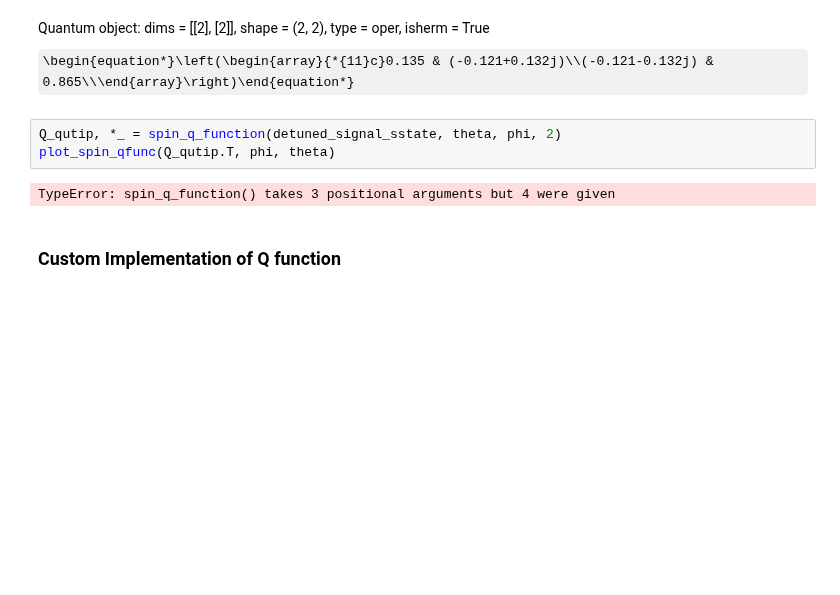
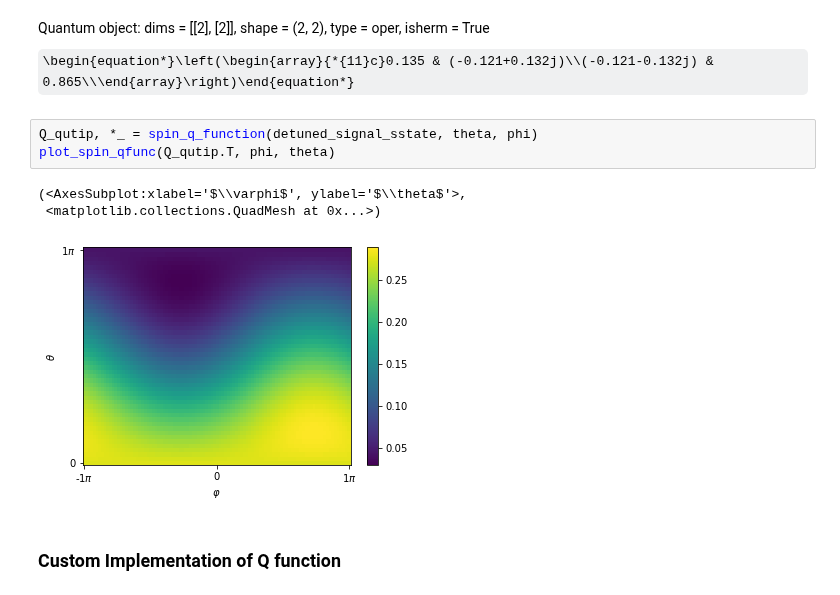
Before and after one commit to OliverDudgeon/QSync, a Jupyter notebook: qubit.ipynb, the cells around one changed output. Saved outputs shown, nothing was run; the diff lists cells and outputs as text; some formulas as TeX source; blank space fills up the shorter version.

```diff
--- a/qubit.ipynb
+++ b/qubit.ipynb
@@ -137,10 +137,12 @@ detuned_signal_sstate
 # %% [output]
 Quantum object: dims = [[2], [2]], shape = (2, 2), type = oper, isherm = True\begin{equation*}\left(\begin{array}{*{11}c}0.135 & (-0.121+0.132j)\\(-0.121-0.132j) & 0.865\\\end{array}\right)\end{equation*}
 # %%
-Q_qutip, *_ = spin_q_function(detuned_signal_sstate, theta, phi, 2)
+Q_qutip, *_ = spin_q_function(detuned_signal_sstate, theta, phi)
 plot_spin_qfunc(Q_qutip.T, phi, theta)
 # %% [output]
-TypeError: spin_q_function() takes 3 positional arguments but 4 were given
+(<AxesSubplot:xlabel='$\\varphi$', ylabel='$\\theta$'>,
+ <matplotlib.collections.QuadMesh at 0x...>)
+[figure, added]
 # %% [markdown]
 ### Custom Implementation of Q function
 # %%
```
Also changed, not shown: parts of 2 cells of this notebook.
